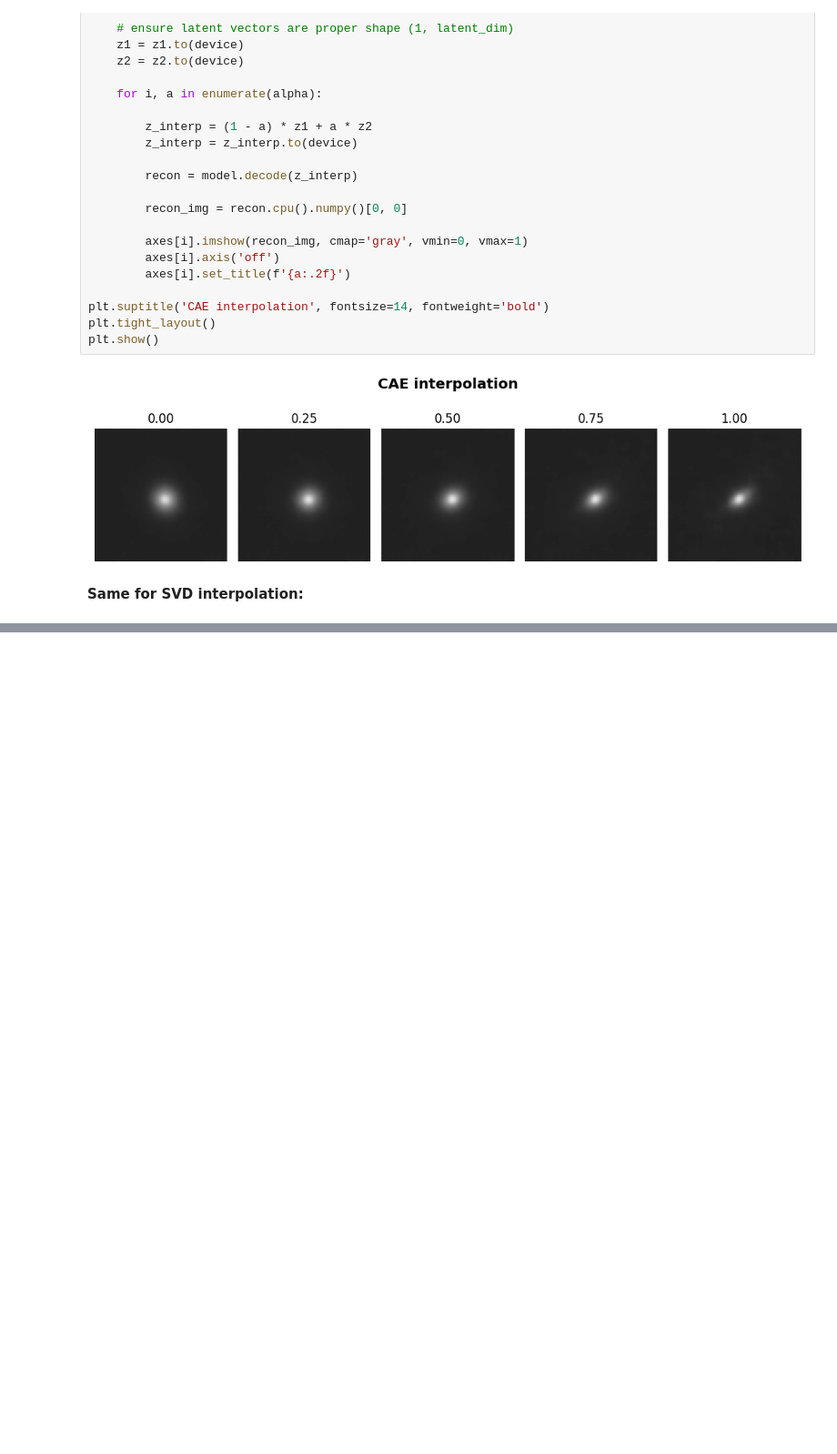
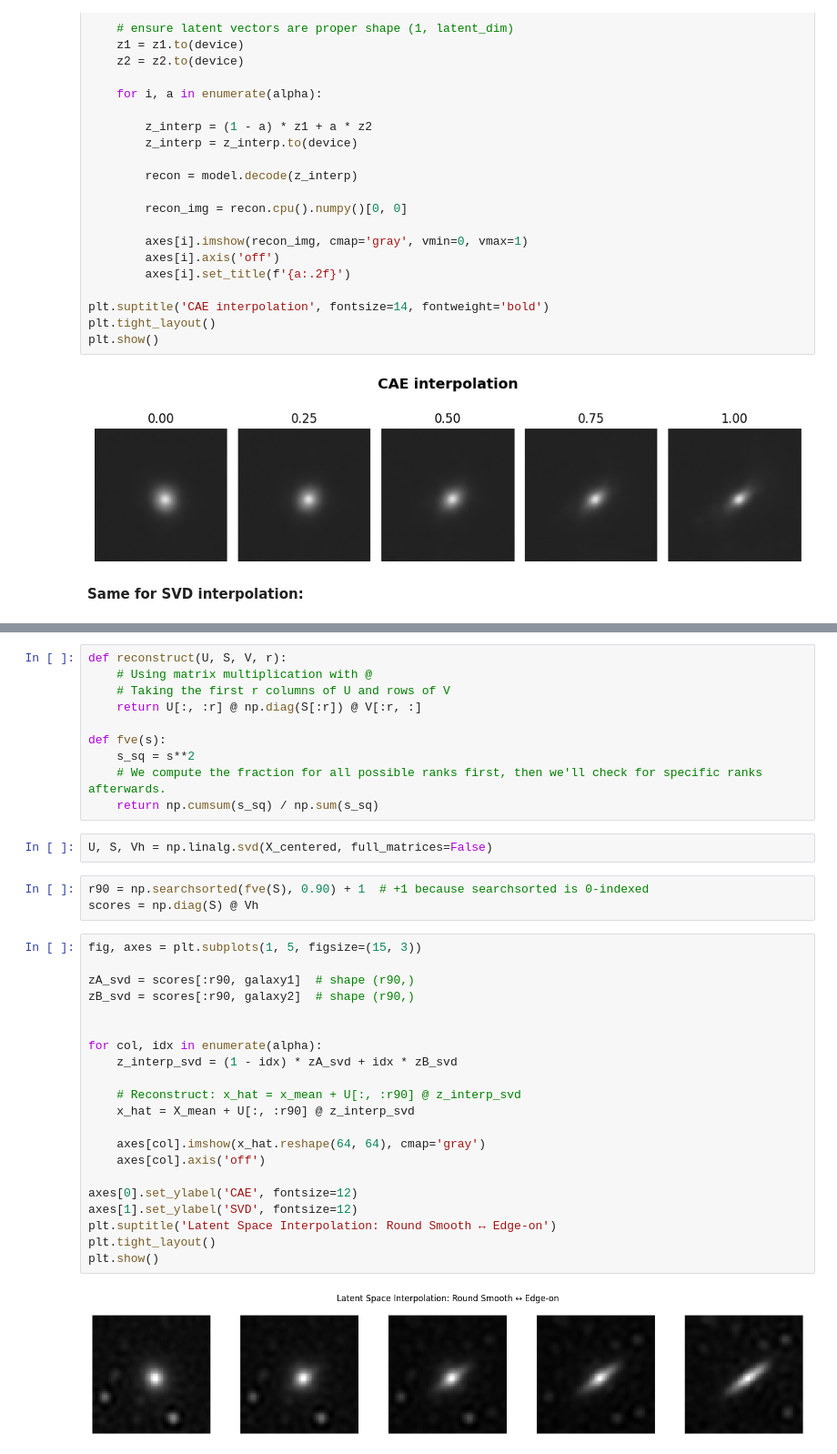
Before and after one commit to eiseleb47/DataScience, a Jupyter notebook: Worksheet_3/1, 4, 5, 6_Helene.ipynb, the cells around one changed output, grey strips where cells are left out. Shown at 91% size. Drawn from its saved outputs; the diff is of its cells as text; blank space fills up the shorter version.

```diff
--- a/Worksheet_3/1, 4, 5, 6_Helene.ipynb
+++ b/Worksheet_3/1, 4, 5, 6_Helene.ipynb
@@ -523,0 +525,38 @@ X = X - X.mean(axis=0)  # center data
+# %%
+def reconstruct(U, S, V, r):
+    # Using matrix multiplication with @
+    # Taking the first r columns of U and rows of V
+    return U[:, :r] @ np.diag(S[:r]) @ V[:r, :]
+
+def fve(s):
+    s_sq = s**2
+    # We compute the fraction for all possible ranks first, then we'll check for specific ranks afterwards.
+    return np.cumsum(s_sq) / np.sum(s_sq)
+# %%
+U, S, Vh = np.linalg.svd(X_centered, full_matrices=False)
+# %%
+r90 = np.searchsorted(fve(S), 0.90) + 1  # +1 because searchsorted is 0-indexed
+scores = np.diag(S) @ Vh
+# %%
+fig, axes = plt.subplots(1, 5, figsize=(15, 3))
+
+zA_svd = scores[:r90, galaxy1]  # shape (r90,)
+zB_svd = scores[:r90, galaxy2]  # shape (r90,)
+
+
+for col, idx in enumerate(alpha):
+    z_interp_svd = (1 - idx) * zA_svd + idx * zB_svd
+
+    # Reconstruct: x_hat = x_mean + U[:, :r90] @ z_interp_svd
+    x_hat = X_mean + U[:, :r90] @ z_interp_svd
+
+    axes[col].imshow(x_hat.reshape(64, 64), cmap='gray')
+    axes[col].axis('off')
+
+axes[0].set_ylabel('CAE', fontsize=12)
+axes[1].set_ylabel('SVD', fontsize=12)
+plt.suptitle('Latent Space Interpolation: Round Smooth ↔ Edge-on')
+plt.tight_layout()
+plt.show()
+# %% [output]
+[figure, added]
```
Also changed, not shown: parts of 2 cells of this notebook, 1 other file.
